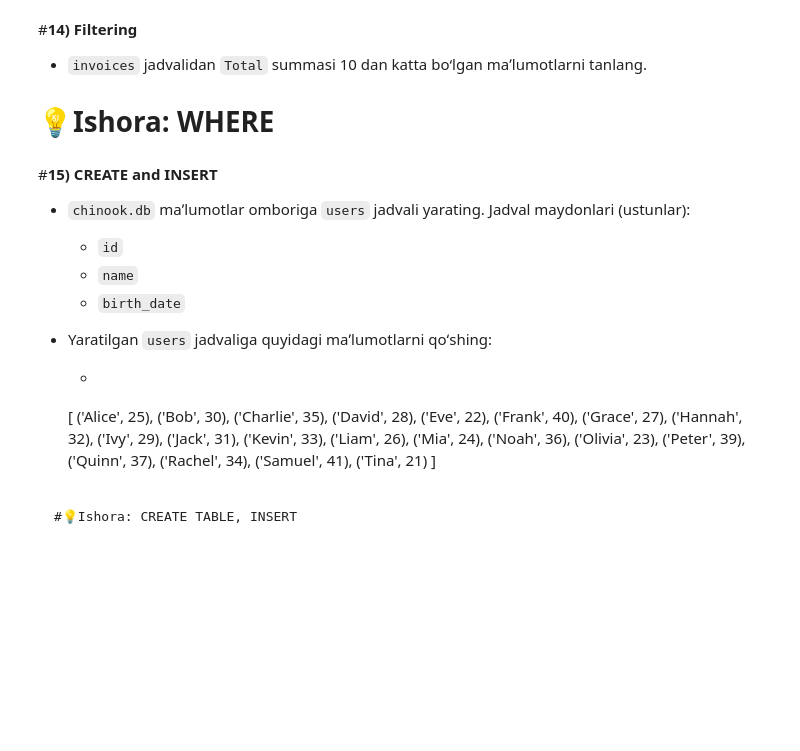
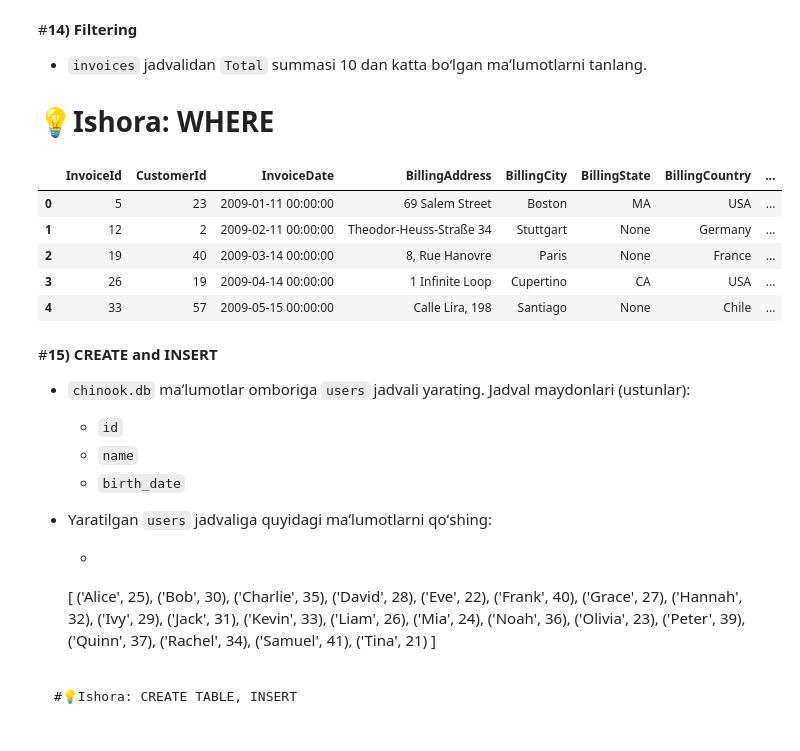
Before and after one commit to abdulaziz2501/Edfix_vazifalari, a Jupyter notebook: Copy_of_10_MAʼLUMOTLARGA_ISHLOV_BERISH_10_25_YAKUNIY_AMALIY_VAZIFA.ipynb, the cells around one changed output. Saved outputs shown, nothing was run; the diff lists cells and outputs as text; code cells hidden in the pictures; blank space fills up the shorter version.

```diff
--- a/Copy_of_10_MAʼLUMOTLARGA_ISHLOV_BERISH_10_25_YAKUNIY_AMALIY_VAZIFA.ipynb
+++ b/Copy_of_10_MAʼLUMOTLARGA_ISHLOV_BERISH_10_25_YAKUNIY_AMALIY_VAZIFA.ipynb
@@ -218,6 +374,15 @@ price_url = f"https://api.coingecko.com/api/v3/simple/price?ids={coin_ids}&vs_cu
 # 💡Ishora: WHERE
 # %%
 #javobni shu yerda yozing.
+invoices = pd.read_sql("SELECT * FROM invoices WHERE Total > 10", conn)
+invoices.head()
+# %% [output]
+|  | InvoiceId | CustomerId | InvoiceDate | BillingAddress | BillingCity | BillingState | BillingCountry | ... |
+| 0 | 5 | 23 | 2009-01-11 00:00:00 | 69 Salem Street | Boston | MA | USA | ... |
+| 1 | 12 | 2 | 2009-02-11 00:00:00 | Theodor-Heuss-Straße 34 | Stuttgart | None | Germany | ... |
+| 2 | 19 | 40 | 2009-03-14 00:00:00 | 8, Rue Hanovre | Paris | None | France | ... |
+| 3 | 26 | 19 | 2009-04-14 00:00:00 | 1 Infinite Loop | Cupertino | CA | USA | ... |
+| 4 | 33 | 57 | 2009-05-15 00:00:00 | Calle Lira, 198 | Santiago | None | Chile | ... |
 # %% [markdown]
 #**15) CREATE and INSERT**
 * `chinook.db` maʼlumotlar omboriga `users` jadvali yarating. Jadval maydonlari (ustunlar):
```
Also changed, not shown: parts of 35 cells of this notebook.
